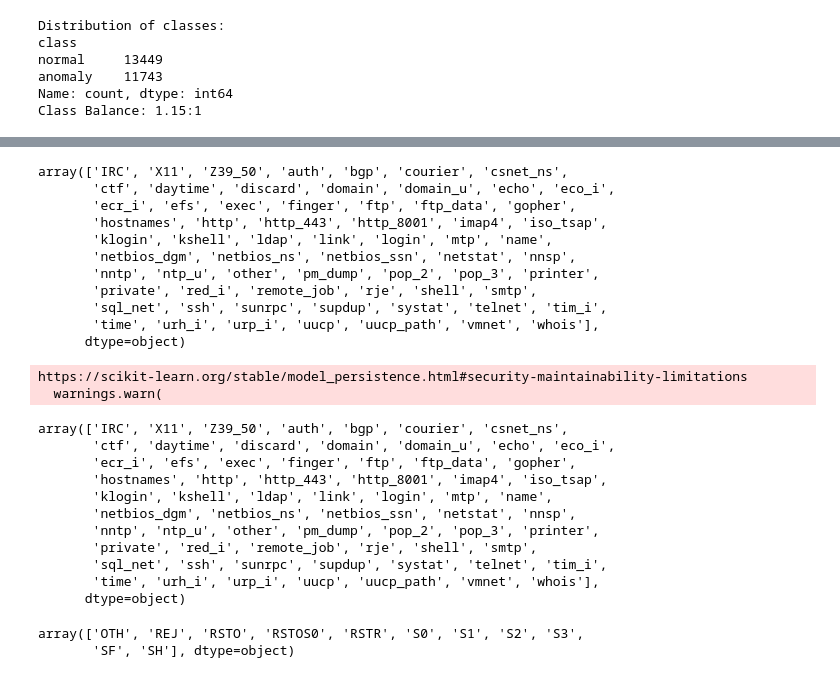
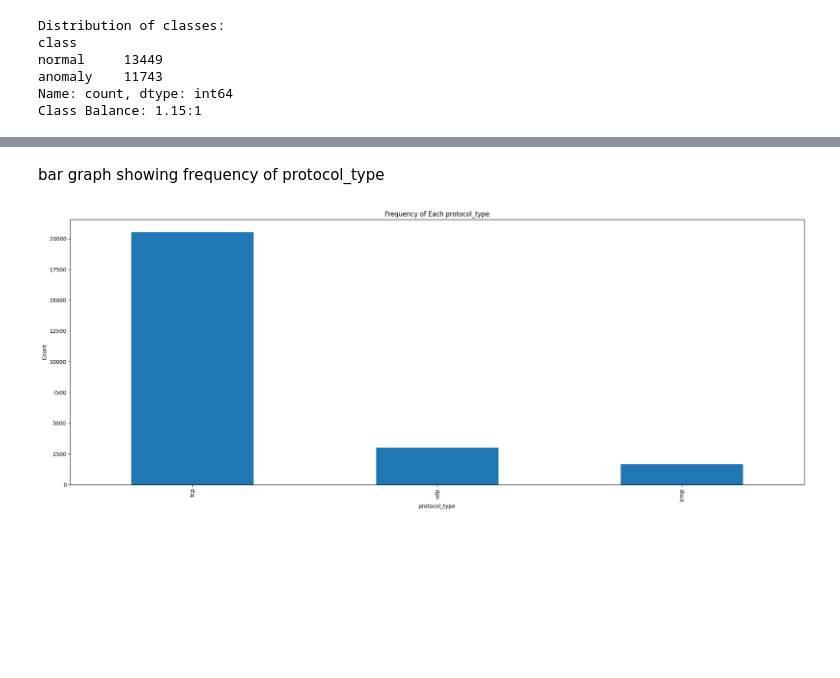
Before and after one commit to Luv-valecha/Network_Intrusion, a Jupyter notebook: .ipynb Notebooks/Eda_1.ipynb, the cells around one changed output, grey strips where cells are left out. Saved outputs shown, nothing was run; the diff lists cells and outputs as text; code cells hidden in the pictures; blank space fills up the shorter version.

```diff
--- a/.ipynb Notebooks/Eda_1.ipynb
+++ b/.ipynb Notebooks/Eda_1.ipynb
@@ -79,44 +139,16 @@ plt.show()
-# %%
-np.unique(df['service'])
-# %% [output]
-array(['IRC', 'X11', 'Z39_50', 'auth', 'bgp', 'courier', 'csnet_ns',
-       'ctf', 'daytime', 'discard', 'domain', 'domain_u', 'echo', 'eco_i',
-       'ecr_i', 'efs', 'exec', 'finger', 'ftp', 'ftp_data', 'gopher',
-       'hostnames', 'http', 'http_443', 'http_8001', 'imap4', 'iso_tsap',
-       'klogin', 'kshell', 'ldap', 'link', 'login', 'mtp', 'name',
-       'netbios_dgm', 'netbios_ns', 'netbios_ssn', 'netstat', 'nnsp',
-       'nntp', 'ntp_u', 'other', 'pm_dump', 'pop_2', 'pop_3', 'printer',
-       'private', 'red_i', 'remote_job', 'rje', 'shell', 'smtp',
-       'sql_net', 'ssh', 'sunrpc', 'supdup', 'systat', 'telnet', 'tim_i',
-       'time', 'urh_i', 'urp_i', 'uucp', 'uucp_path', 'vmnet', 'whois'],
-      dtype=object)
-# %%
-import joblib
-
-with open(r'd:\Save Files\Visual Studio\Network_intrusion\API\model\saved_models\service_encoder.pkl', 'rb') as service_encoder_file:
-    service_encoder = joblib.load(service_encoder_file)  # Use joblib.load
-
-with open(r'd:\Save Files\Visual Studio\Network_intrusion\API\model\saved_models\flag_encoder.pkl', 'rb') as flag_encoder_file:
-    flag_encoder = joblib.load(flag_encoder_file)
-# %% [output]
-https://scikit-learn.org/stable/model_persistence.html#security-maintainability-limitations
-  warnings.warn(
-# %%
-service_encoder.classes_
-# %% [output]
-array(['IRC', 'X11', 'Z39_50', 'auth', 'bgp', 'courier', 'csnet_ns',
-       'ctf', 'daytime', 'discard', 'domain', 'domain_u', 'echo', 'eco_i',
-       'ecr_i', 'efs', 'exec', 'finger', 'ftp', 'ftp_data', 'gopher',
-       'hostnames', 'http', 'http_443', 'http_8001', 'imap4', 'iso_tsap',
-       'klogin', 'kshell', 'ldap', 'link', 'login', 'mtp', 'name',
-       'netbios_dgm', 'netbios_ns', 'netbios_ssn', 'netstat', 'nnsp',
-       'nntp', 'ntp_u', 'other', 'pm_dump', 'pop_2', 'pop_3', 'printer',
-       'private', 'red_i', 'remote_job', 'rje', 'shell', 'smtp',
-       'sql_net', 'ssh', 'sunrpc', 'supdup', 'systat', 'telnet', 'tim_i',
-       'time', 'urh_i', 'urp_i', 'uucp', 'uucp_path', 'vmnet', 'whois'],
-      dtype=object)
-# %%
-flag_encoder.classes_
-# %% [output]
-array(['OTH', 'REJ', 'RSTO', 'RSTOS0', 'RSTR', 'S0', 'S1', 'S2', 'S3',
-       'SF', 'SH'], dtype=object)
+# %% [markdown]
+bar graph showing frequency of protocol_type
+# %%
+service_counts = df['protocol_type'].value_counts()
+
+# Plot the bar graph
+plt.figure(figsize=(20, 8))
+service_counts.plot(kind='bar')
+plt.title('Frequency of Each protocol_type')
+plt.xlabel('protocol_type')
+plt.ylabel('Count')
+plt.xticks(rotation=90)  # Rotate labels for readability
+plt.tight_layout()
+plt.show()
+# %% [output]
+[figure, added]
```
Also changed, not shown: parts of 24 cells of this notebook.
